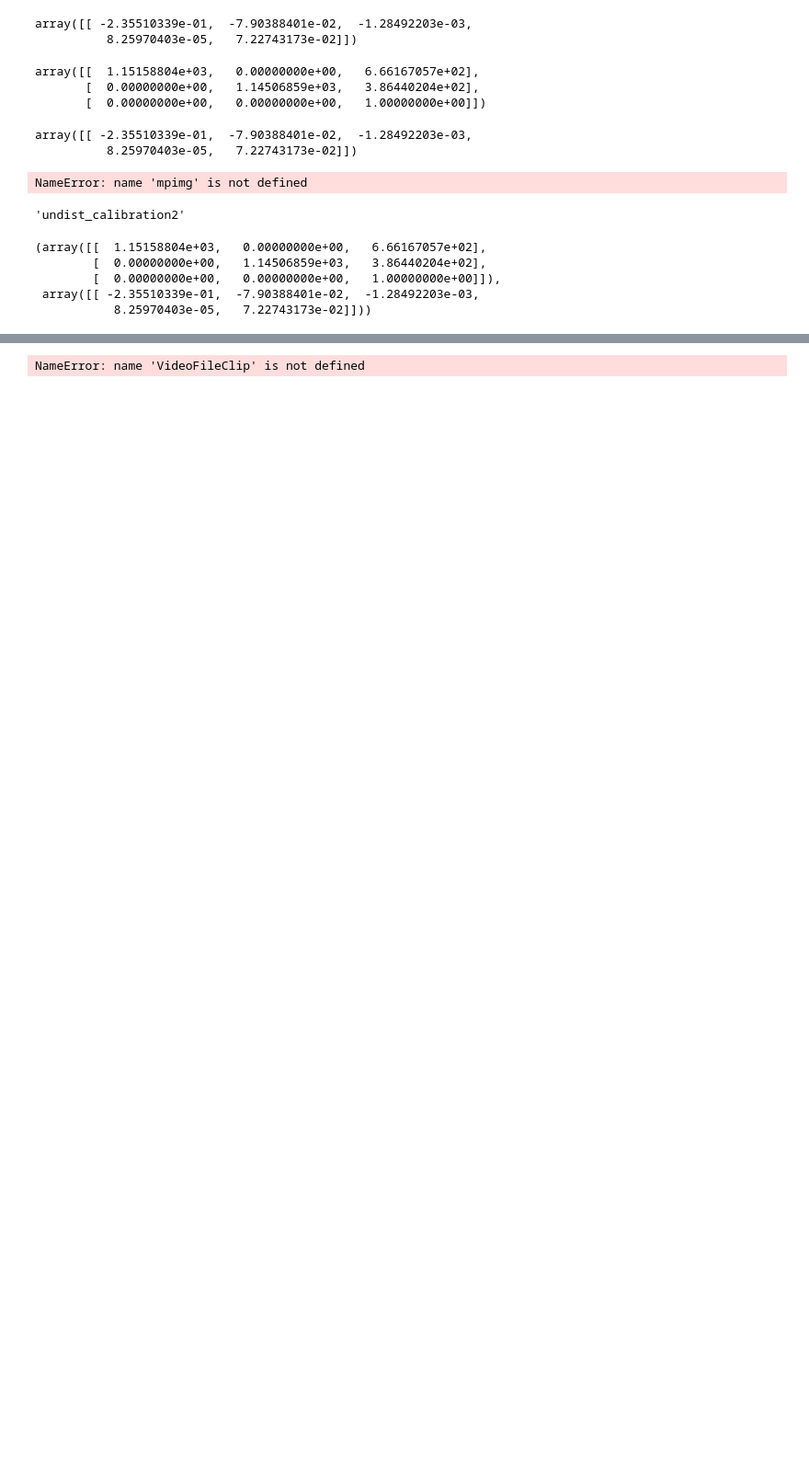
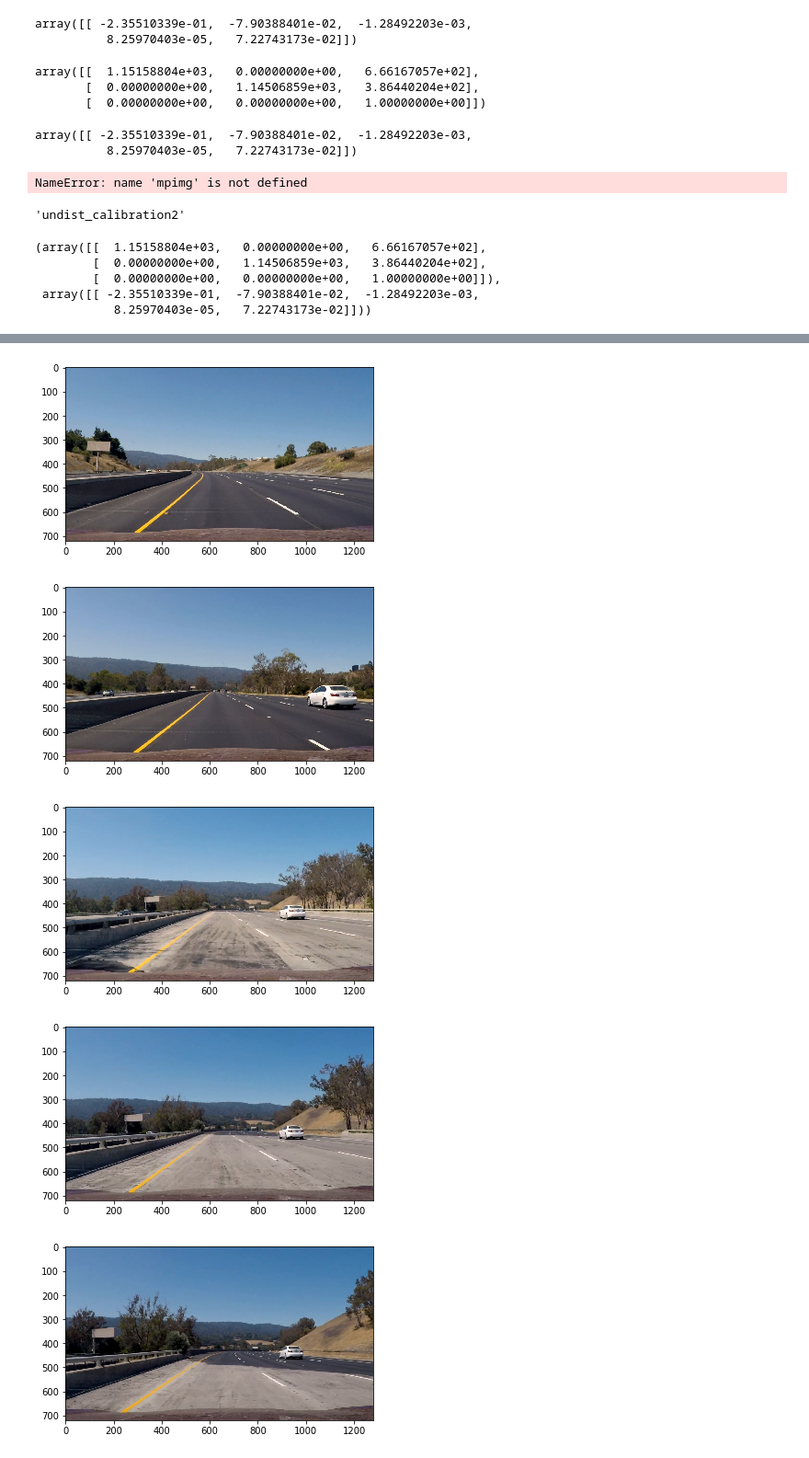
Before and after one commit to BenRR/Car-P4, a Jupyter notebook: work.ipynb, the cells around one changed output, grey strips where cells are left out. Shown at 92% size. Drawn from its saved outputs; the diff is of its cells as text; code cells hidden in the pictures; blank space fills up the shorter version.

Commit message:
extract sample frames from video

```diff
--- a/work.ipynb
+++ b/work.ipynb
@@ -175,7 +177,15 @@ NeedDownloadError: Need ffmpeg exe. You can download it by calling:
-# %%
-project_clip = VideoFileClip("project_video.mp4")
-f1 = project_clip.get_frame('00:00:12.1')
-plt.imshow(f1)
-#clip = project_clip.subclip(50,60)
-# %% [output]
-NameError: name 'VideoFileClip' is not defined
+# %%
+project_clip = VideoFileClip("project_video.mp4")
+samples = ['00:00:03.1','00:00:12.1','00:00:22.2','00:00:23.2','00:00:24.2','00:00:22.2','00:00:25.1','00:00:26.1','00:00:42.1']
+frames = [project_clip.get_frame(sample) for sample in samples]
+
+for frame in frames:
+    plt.figure()
+    plt.imshow(frame)
+#clip = project_clip.subclip(50,60)
+# %% [output]
+[figure, added]
+[figure, added]
+[figure, added]
+[figure, added]
+[figure, added]
```
Also changed, not shown: parts of 2 cells of this notebook, 9 other files.
